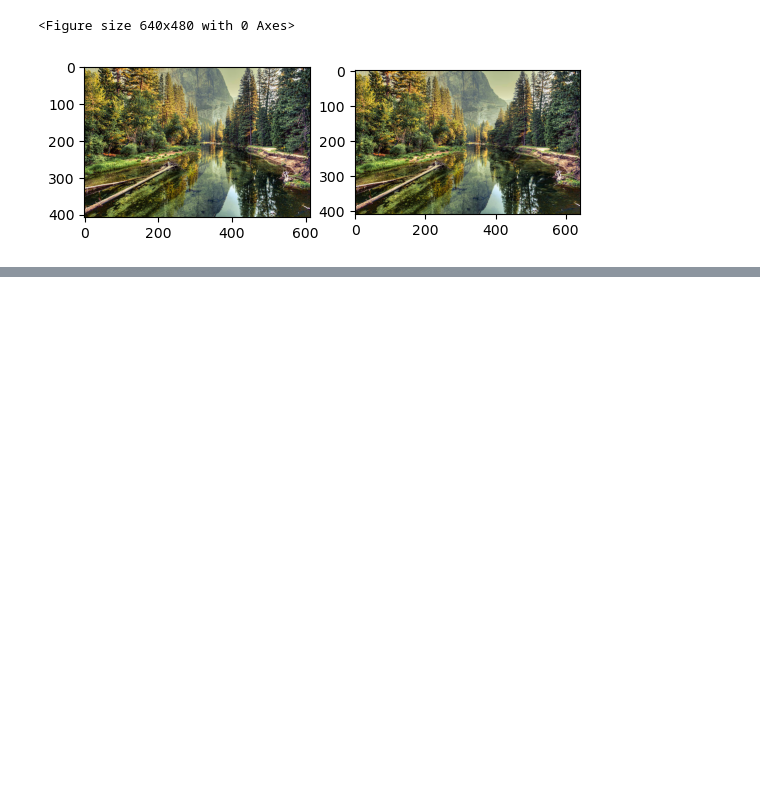
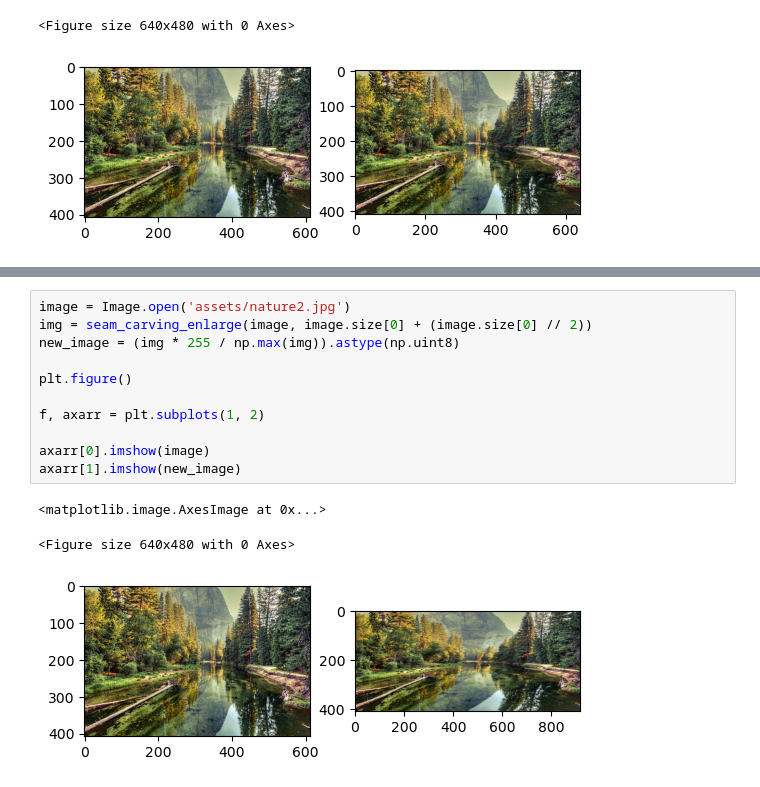
Before and after one commit to TGStarGuardian/NI-projekat-Seam-carving, a Jupyter notebook: 3.ipynb, the cells around one changed output, grey strips where cells are left out. Cells and saved outputs as stored; diff of their text form; blank space fills up the shorter version.

```diff
--- a/3.ipynb
+++ b/3.ipynb
@@ -297,0 +457,15 @@ axarr[1].imshow(new_image)
+# %%
+image = Image.open('assets/nature2.jpg')
+img = seam_carving_enlarge(image, image.size[0] + (image.size[0] // 2))
+new_image = (img * 255 / np.max(img)).astype(np.uint8)
+
+plt.figure()
+
+f, axarr = plt.subplots(1, 2)
+
+axarr[0].imshow(image)
+axarr[1].imshow(new_image)
+# %% [output]
+<matplotlib.image.AxesImage at 0x...>
+<Figure size 640x480 with 0 Axes>
+[figure, added]
```
Also changed, not shown: parts of 5 cells of this notebook, 1 other file.
